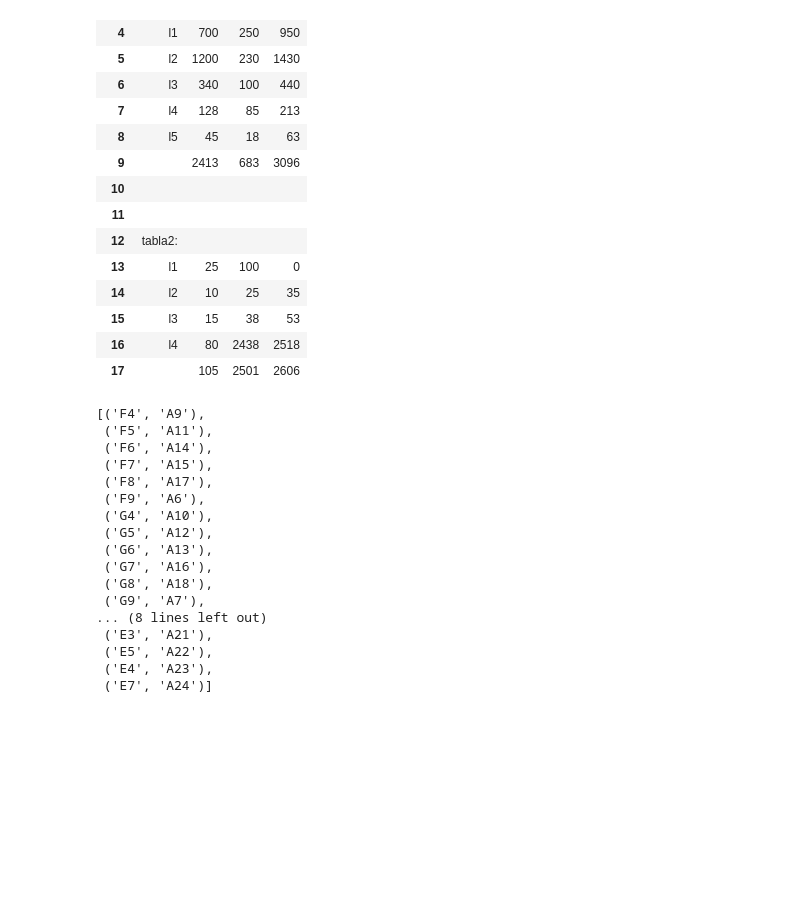
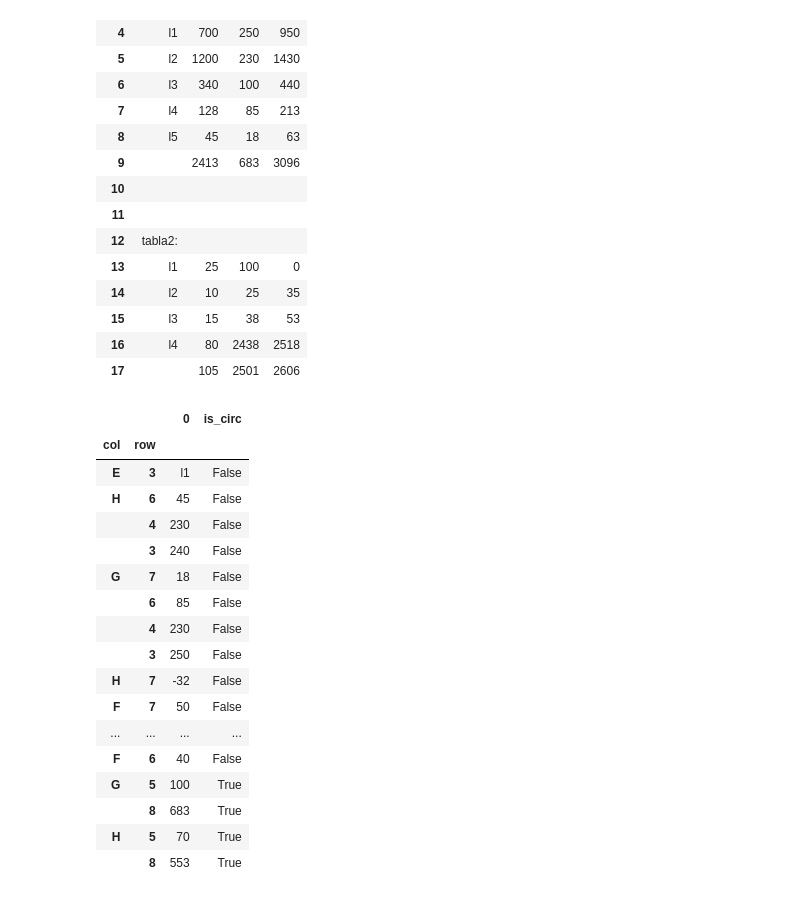
Before and after one commit to agmontesb/excel, a Jupyter notebook: myJupyter.ipynb, the cells around one changed output. Saved outputs shown, nothing was run; the diff lists cells and outputs as text; code cells hidden in the pictures; blank space fills up the shorter version.

```diff
--- a/myJupyter.ipynb
+++ b/myJupyter.ipynb
@@ -101,20 +98,0 @@ dmy = ws.all_dependents({tbl:{f"'{ws.id}'!{tbl.data.loc['G6'].code}"}}, with_lin
-# %%
-list(tbl.data.code.items())
-# %% [output]
-[('F4', 'A9'),
- ('F5', 'A11'),
- ('F6', 'A14'),
- ('F7', 'A15'),
- ('F8', 'A17'),
- ('F9', 'A6'),
- ('G4', 'A10'),
- ('G5', 'A12'),
- ('G6', 'A13'),
- ('G7', 'A16'),
- ('G8', 'A18'),
- ('G9', 'A7'),
-... (8 lines left out)
- ('E3', 'A21'),
- ('E5', 'A22'),
- ('E4', 'A23'),
- ('E7', 'A24')]
@@ -120,0 +123,27 @@ list(tbl.data.code.items())
+# %%
+(
+    wb.sheets[2].tables[0].minimun_table()
+    .unstack()
+    .to_frame()
+    .assign(is_circ=lambda df: df[0] == CIRCULAR_REF)
+    .sort_values('is_circ')
+)
+# %% [output]
+|  |  | 0 | is_circ |
+| col | row |  |  |
+| E | 3 | l1 | False |
+| H | 6 | 45 | False |
+|  | 4 | 230 | False |
+|  | 3 | 240 | False |
+| G | 7 | 18 | False |
+|  | 6 | 85 | False |
+|  | 4 | 230 | False |
+|  | 3 | 250 | False |
+| H | 7 | -32 | False |
+| F | 7 | 50 | False |
+| ... | ... | ... | ... |
+| F | 6 | 40 | False |
+| G | 5 | 100 | True |
+|  | 8 | 683 | True |
+| H | 5 | 70 | True |
+|  | 8 | 553 | True |
```
Also changed, not shown: parts of 19 cells of this notebook, 10 other files.
